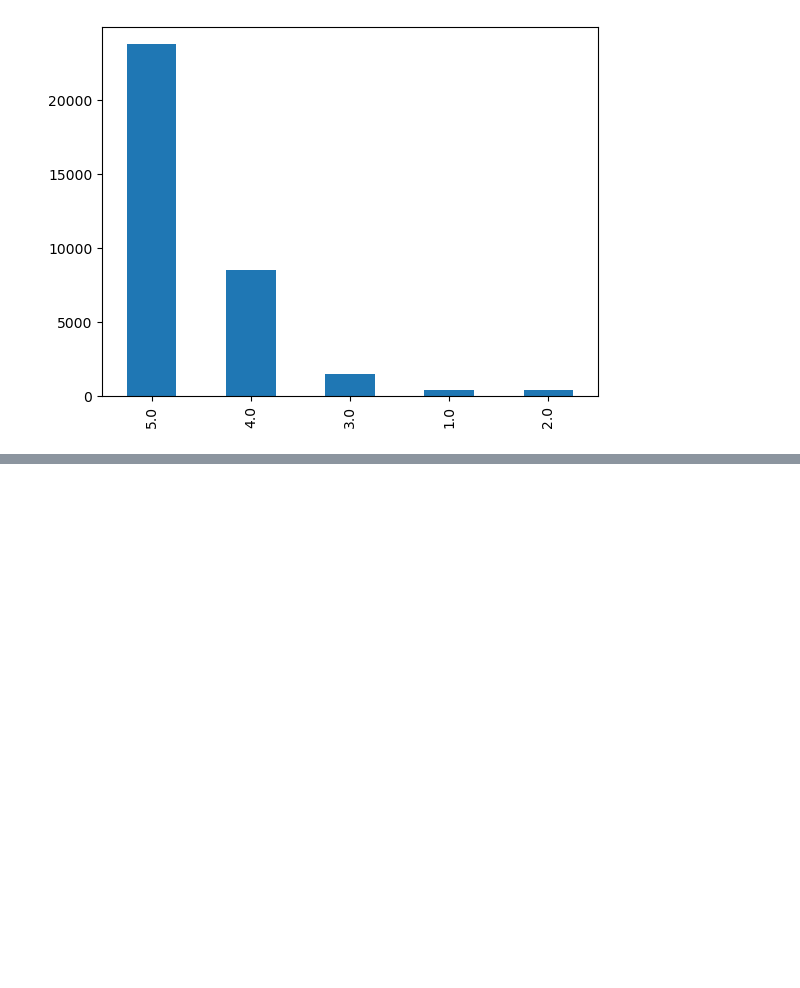
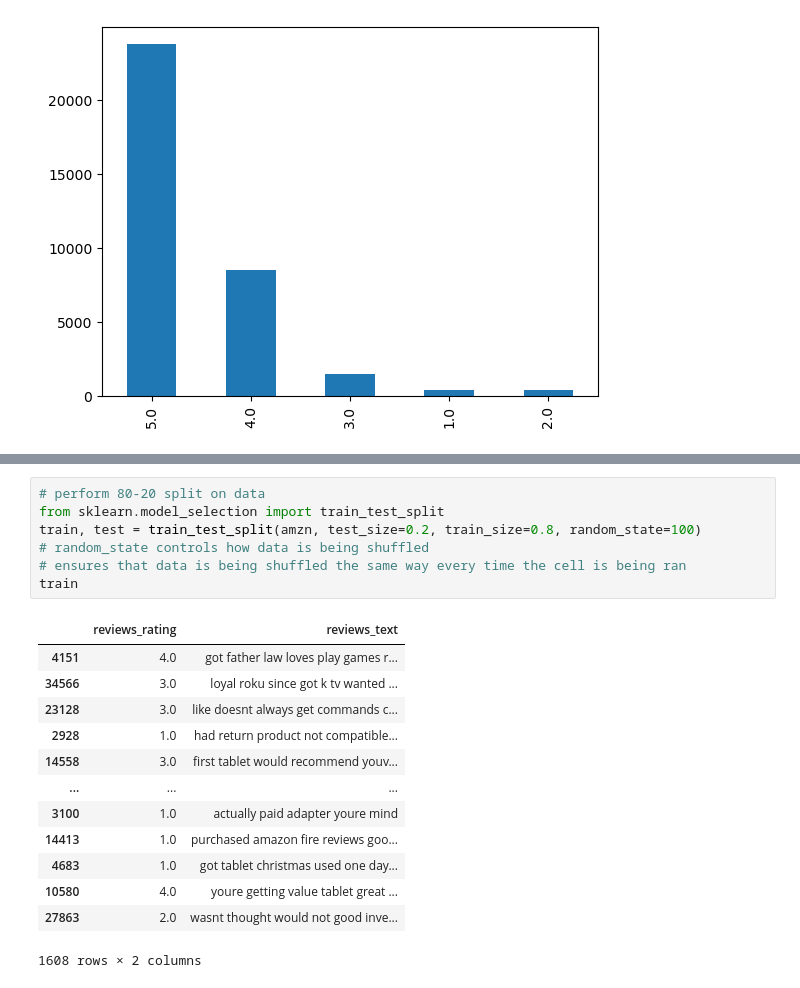
Before and after one commit to CCCaLebF/nlp-sentiment-analysis, a Jupyter notebook: amazon.ipynb, the cells around one changed output, grey strips where cells are left out. Cells and saved outputs as stored; diff of their text form; blank space fills up the shorter version.

```diff
--- a/amazon.ipynb
+++ b/amazon.ipynb
@@ -29,0 +134,21 @@ Name: reviews_rating, dtype: int64
+# %%
+# perform 80-20 split on data
+from sklearn.model_selection import train_test_split
+train, test = train_test_split(amzn, test_size=0.2, train_size=0.8, random_state=100)
+# random_state controls how data is being shuffled
+# ensures that data is being shuffled the same way every time the cell is being ran
+train
+# %% [output]
+|  | reviews_rating | reviews_text |
+| 4151 | 4.0 | got father law loves play games r... |
+| 34566 | 3.0 | loyal roku since got k tv wanted ... |
+| 23128 | 3.0 | like doesnt always get commands c... |
+| 2928 | 1.0 | had return product not compatible... |
+| 14558 | 3.0 | first tablet would recommend youv... |
+| ... | ... | ... |
+| 3100 | 1.0 | actually paid adapter youre mind |
+| 14413 | 1.0 | purchased amazon fire reviews goo... |
+| 4683 | 1.0 | got tablet christmas used one day... |
+| 10580 | 4.0 | youre getting value tablet great ... |
+| 27863 | 2.0 | wasnt thought would not good inve... |
+1608 rows × 2 columns
```
Also changed, not shown: parts of 13 cells of this notebook, 2 other files.
